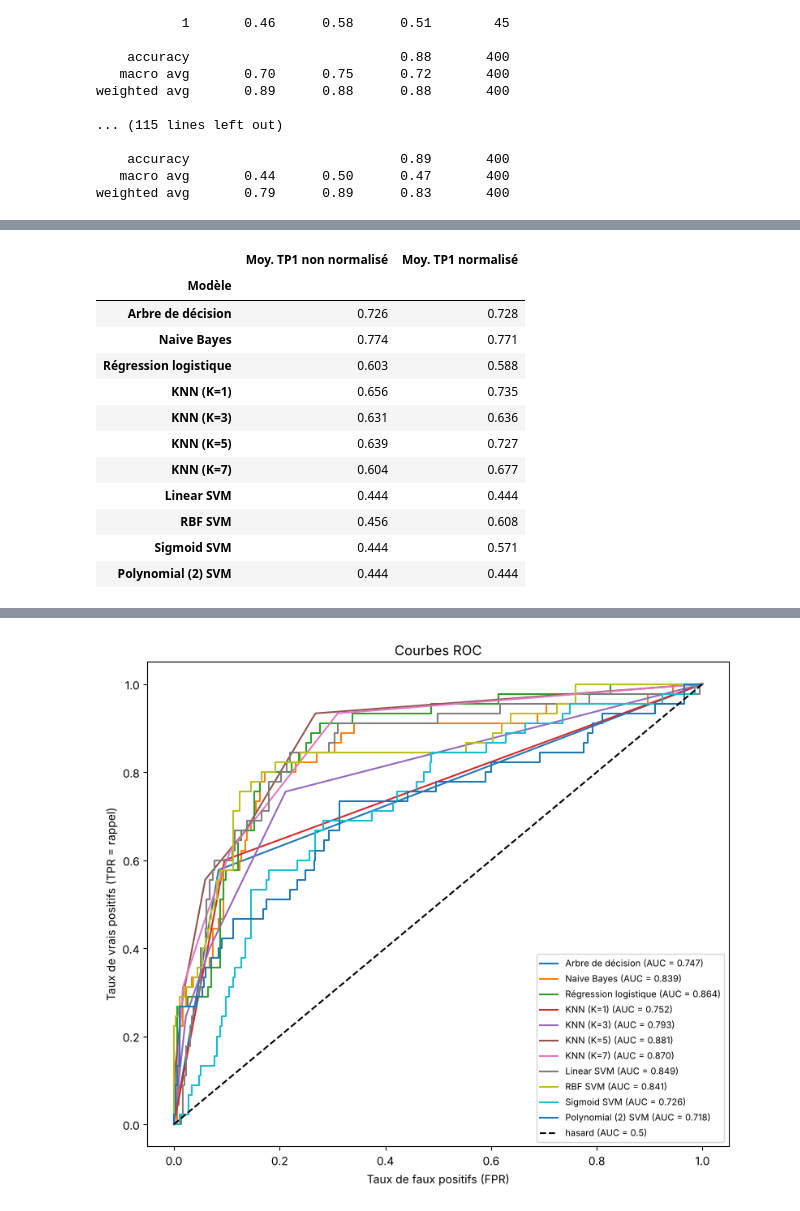
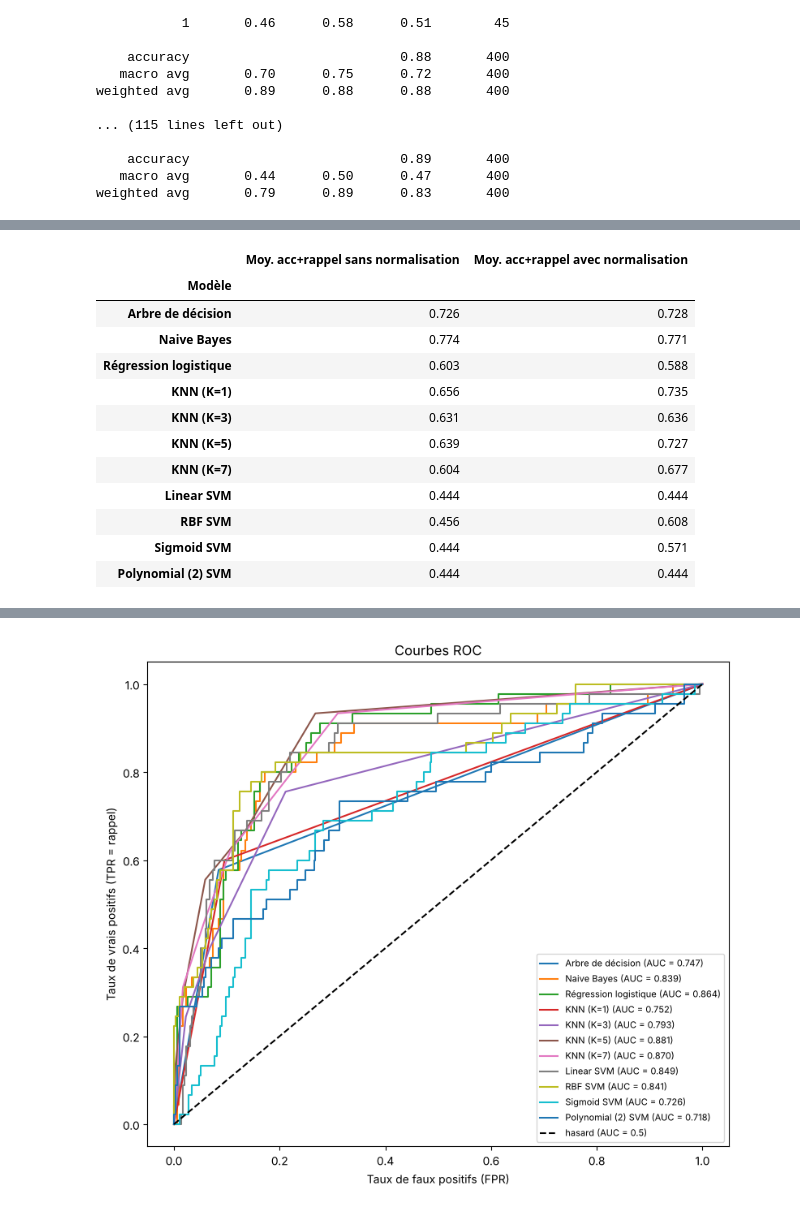
Before and after one commit to NakadBellon/Projet_ML_Thomas_Nakad, a Jupyter notebook: projet_qualite_vin.ipynb, the cells around one changed output, grey strips where cells are left out. Cells and saved outputs as stored; diff of their text form; code cells hidden in the pictures.

```diff
--- a/projet_qualite_vin.ipynb
+++ b/projet_qualite_vin.ipynb
@@ -412,9 +378,9 @@ def evaluer_modele(nom, modele, Xtr, Ytr, Xte, Yte, afficher=True):
             'Rappel':rec,
             'F1':f1_score(Yte,Ypred),
             'AUC':roc_auc_score(Yte,score),
-            'Moy. acc+rappel (TP1)':(acc+rec)/2,
+            'Moy. acc+rappel':(acc+rec)/2,
             'Accuracy train':acc_train,
-            'Moy. TP1 train':(acc_train+rec_train)/2}
+            'Moy. acc+rappel train':(acc_train+rec_train)/2}
 
 def creer_modeles():
     return {'Arbre de décision':DecisionTreeClassifier(random_state=0, criterion='entropy'),
@@ -430,4 +396,4 @@ def creer_modeles():
             'Polynomial (2) SVM':SVC(kernel='poly',degree=2)}
 
 def tableau(resultats):
-    return pd.DataFrame(resultats).set_index('Modèle').round(3).sort_values('Moy. acc+rappel (TP1)',ascending=False)
+    return pd.DataFrame(resultats).set_index('Modèle').round(3).sort_values('Moy. acc+rappel',ascending=False)
@@ -497,11 +461,11 @@ tab_norm
 | Linear SVM | 0.888 | 0.000 | 0.000 | 0.000 | 0.849 | 0.444 | 0.857 | 0.428 |
 | Polynomial (2) SVM | 0.888 | 0.000 | 0.000 | 0.000 | 0.718 | 0.444 | 0.857 | 0.428 |
 # %%
-#Effet de la normalisation sur le critère du TP1
-pd.DataFrame({'Moy. TP1 non normalisé':tab_bruts['Moy. acc+rappel (TP1)'],
-              'Moy. TP1 normalisé':tab_norm['Moy. acc+rappel (TP1)']}).loc[list(creer_modeles().keys())]
+#Effet de la normalisation
+pd.DataFrame({'Moy. acc+rappel sans normalisation':tab_bruts['Moy. acc+rappel'],
+              'Moy. acc+rappel avec normalisation':tab_norm['Moy. acc+rappel']}).loc[list(creer_modeles().keys())]
 # %% [output]
-|  | Moy. TP1 non normalisé | Moy. TP1 normalisé |
+|  | Moy. acc+rappel sans normalisation | Moy. acc+rappel avec normalisation |
 | Modèle |  |  |
 | Arbre de décision | 0.726 | 0.728 |
 | Naive Bayes | 0.774 | 0.771 |
```
Also changed, not shown: parts of 85 cells of this notebook, 6 other files.
